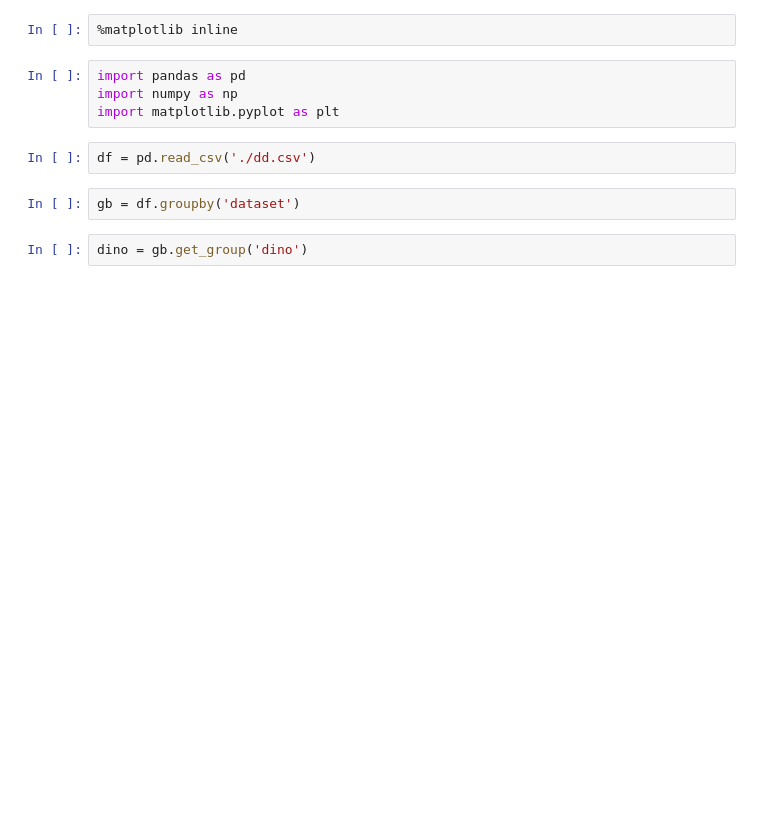
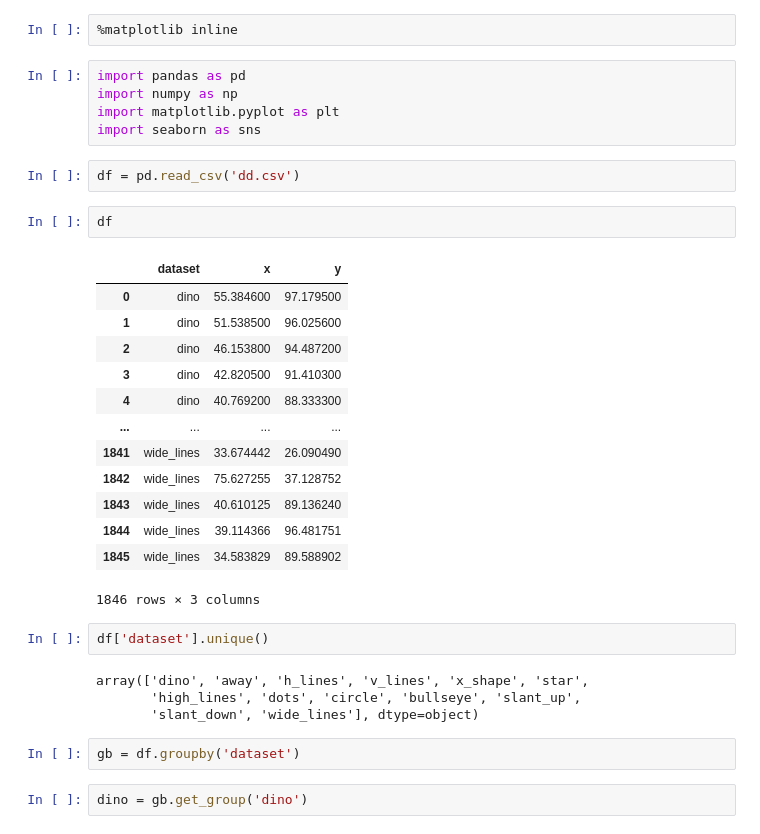
Before and after one commit to wingated/cs180_labs, a Jupyter notebook: datasaurus.ipynb, the cells around one changed output. Cells and saved outputs as stored; diff of their text form; blank space fills up the shorter version.

```diff
--- a/datasaurus.ipynb
+++ b/datasaurus.ipynb
@@ -8,8 +19,31 @@
 import pandas as pd
 import numpy as np
 import matplotlib.pyplot as plt
+import seaborn as sns
 # %%
-df = pd.read_csv('./dd.csv')
+df = pd.read_csv('dd.csv')
+# %%
+df
+# %% [output]
+|  | dataset | x | y |
+| 0 | dino | 55.384600 | 97.179500 |
+| 1 | dino | 51.538500 | 96.025600 |
+| 2 | dino | 46.153800 | 94.487200 |
+| 3 | dino | 42.820500 | 91.410300 |
+| 4 | dino | 40.769200 | 88.333300 |
+| ... | ... | ... | ... |
+| 1841 | wide_lines | 33.674442 | 26.090490 |
+| 1842 | wide_lines | 75.627255 | 37.128752 |
+| 1843 | wide_lines | 40.610125 | 89.136240 |
+| 1844 | wide_lines | 39.114366 | 96.481751 |
+| 1845 | wide_lines | 34.583829 | 89.588902 |
+1846 rows × 3 columns
+# %%
+df['dataset'].unique()
+# %% [output]
+array(['dino', 'away', 'h_lines', 'v_lines', 'x_shape', 'star',
+       'high_lines', 'dots', 'circle', 'bullseye', 'slant_up',
+       'slant_down', 'wide_lines'], dtype=object)
 # %%
 gb = df.groupby('dataset')
 # %%
```
Also changed, not shown: parts of 10 cells of this notebook.
